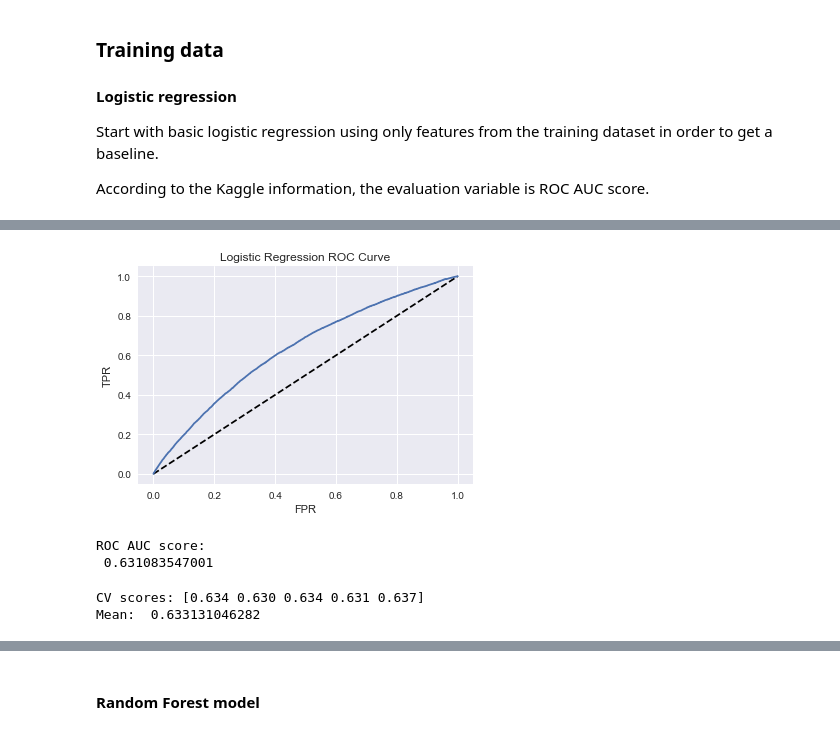
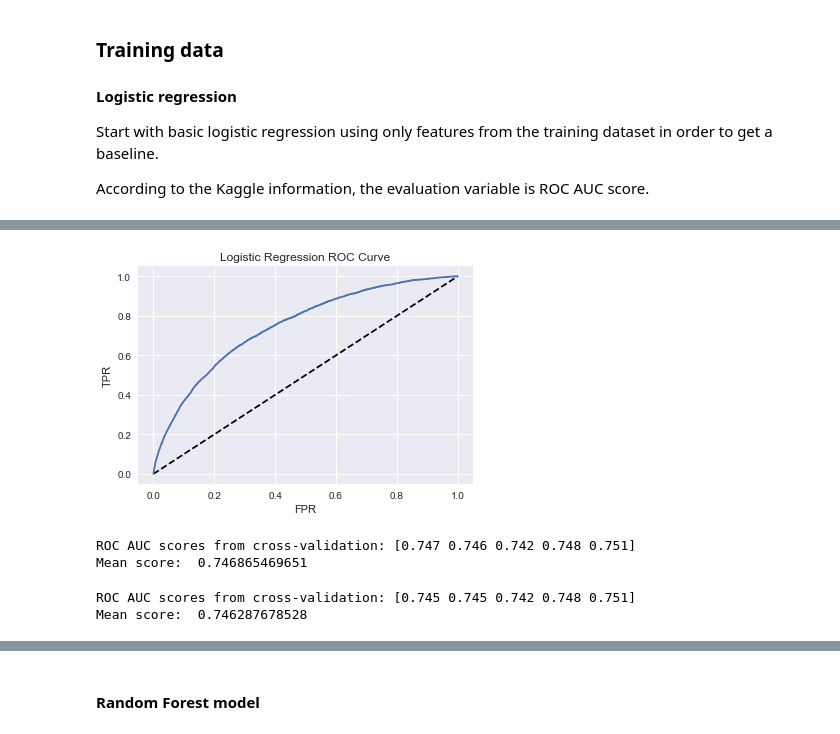
Before and after one commit to chelsealuisa/home-credit, a Jupyter notebook: home-credit-featureeng.ipynb, the cells around one changed output, grey strips where cells are left out. Saved outputs shown, nothing was run; the diff lists cells and outputs as text; code cells hidden in the pictures.

Commit message:
Tidy modelling section

```diff
--- a/home-credit-featureeng.ipynb
+++ b/home-credit-featureeng.ipynb
@@ -201,18 +203,9 @@ from sklearn.model_selection import train_test_split
 from sklearn.metrics import accuracy_score, recall_score, confusion_matrix, classification_report, roc_curve, roc_auc_score
 # %%
-# Impute missing values using the mean
-imp = Imputer(missing_values='NaN', strategy='mean', axis=0)
+# Set up features, target, test and train datasets
 
-logreg = LogisticRegression(C=0.0001)
-
-steps = [('imputation', imp),
-        ('logistic_regression',logreg)]
-
-pipeline = Pipeline(steps)
-
-X = app_train.drop(['CREDIT_INCOME','ANNUITY_INCOME','CREDIT_AGE','EMPT_AGE','TARGET'], axis=1)
+X = app_train.drop(['TARGET'], axis=1)
+X_orig = app_train.drop(['CREDIT_INCOME','ANNUITY_INCOME','CREDIT_AGE','EMPT_AGE','TARGET'], axis=1) # without engineered features
 y = app_train['TARGET']
 
-X_train, X_test, y_train, y_test = train_test_split(X, y, test_size = 0.4, random_state=42)
+X_train, X_test, y_train, y_test = train_test_split(X, y, test_size = 0.2, random_state=42)
-# %%
-pipeline.fit(X_train,y_train)
@@ -251,0 +212,11 @@ avg / total       0.85      0.92      0.88    123005
+# %%
+# Set up pipeline for logistic regression
+
+logreg = LogisticRegression()
+
+steps_log = [('scaler', StandardScaler()),
+             ('logistic_regression', logreg)]
+
+pipeline_log = Pipeline(steps_log)
+
+pipeline_log.fit(X_train, y_train)
@@ -251,0 +228,9 @@ avg / total       0.85      0.92      0.88    123005
+# %%
+# Make predictions on test dataset
+y_pred_log = pipeline_log.predict(X_test)
+
+# Predicted probabilities
+y_pred_prob_log = pipeline_log.predict_proba(X_test)[:, 1]
+
+print('Predicted classifications:',y_pred_log[:10])
+print('Predicted probabilities:',y_pred_prob_log[:10])
@@ -252,19 +270,12 @@ avg / total       0.85      0.92      0.88    123005
 # %%
 # Plot ROC curve
-
-y_pred_prob = pipeline.predict_proba(X_test)[:, 1]
-fpr, tpr, thresholds = roc_curve(y_test, y_pred_prob)
+fpr, tpr, thresholds = roc_curve(y_test, y_pred_prob_log)
 
 plt.plot([0,1],[0,1],'k--')
 plt.plot(fpr,tpr,label='Logistic Regression')
 plt.xlabel('FPR')
 plt.ylabel('TPR')
 plt.title('Logistic Regression ROC Curve')
 plt.show()
 # %% [output]
-[figure, old version]
+[figure, new version]
-# %%
-print('ROC AUC score:\n',roc_auc_score(y_test, y_pred_prob))
-# %% [output]
-ROC AUC score:
- 0.631083547001
@@ -278,6 +282,17 @@ cv_scores = cross_val_score(logreg, X_imp, y, cv=5, scoring='roc_auc')
-# %%
-print('CV scores:',cv_scores)
-print('Mean: ', np.mean(cv_scores))
-# %% [output]
-CV scores: [0.634 0.630 0.634 0.631 0.637]
-Mean:  0.633131046282
+# %%
+X_scaled = scale(X)
+cv_scores_log = cross_val_score(logreg, X_scaled, y, cv=5, scoring='roc_auc')
+print('ROC AUC scores from cross-validation:',cv_scores_log)
+print('Mean score:', np.mean(cv_scores_log))
+# %% [output]
+ROC AUC scores from cross-validation: [0.747 0.746 0.742 0.748 0.751]
+Mean score:  0.746865469651
+# %%
+# Check whether model performs better with or without the added features
+X_orig_scaled = scale(X_orig)
+cv_scores_log = cross_val_score(logreg, X_orig_scaled, y, cv=5, scoring='roc_auc')
+print('ROC AUC scores from cross-validation:',cv_scores_log)
+print('Mean score:', np.mean(cv_scores_log))
+# %% [output]
+ROC AUC scores from cross-validation: [0.745 0.745 0.742 0.748 0.751]
+Mean score:  0.746287678528
```
Also changed, not shown: parts of 25 cells of this notebook, 1 other file.
